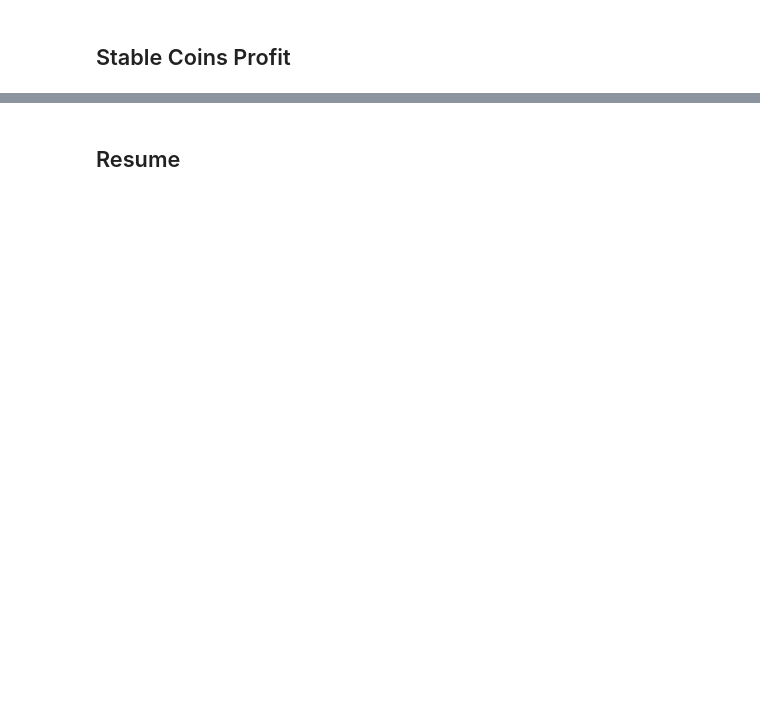
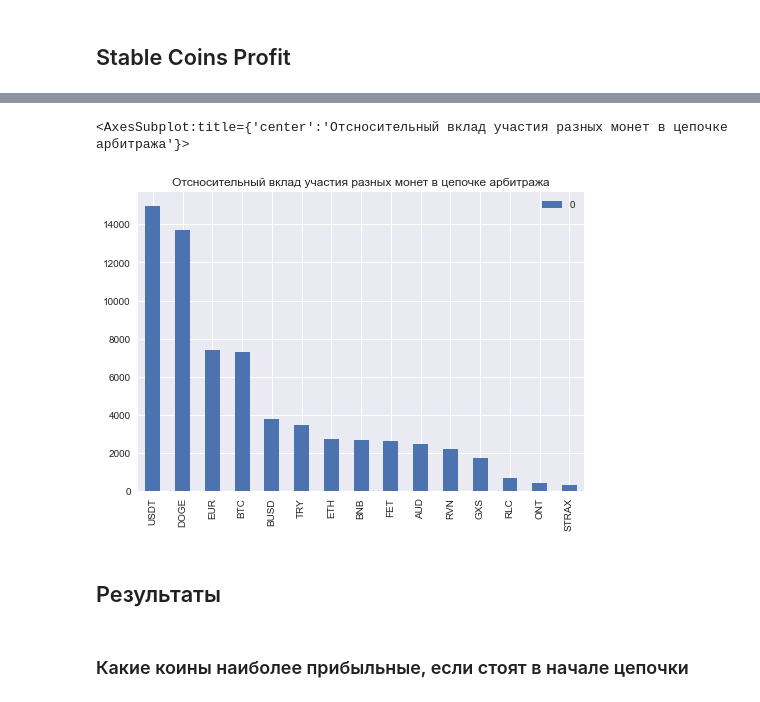
Before and after one commit to ululam/patron-arby, a Jupyter notebook: notebooks/arbydol.ipynb, the cells around one changed output, grey strips where cells are left out. Saved outputs shown, nothing was run; the diff lists cells and outputs as text; code cells hidden in the pictures; blank space fills up the shorter version.

```diff
--- a/notebooks/arbydol.ipynb
+++ b/notebooks/arbydol.ipynb
@@ -289,0 +436,9 @@ df_by_coin_stable.set_index("coin").plot.pie(y="profit_usd")
+# %%
+def filter_all_3_coins_in(_df, lst):
+    _df_tmp = _df[_df.coin.isin(lst)]
+    _df_tmp = _df_tmp[_df_tmp.coin_2.isin(lst)]
+    _df_tmp = _df_tmp[_df_tmp.coin_3.isin(lst)]
+    return _df_tmp
+# %%
+df_top_coins_only = filter_all_3_coins_in(df, set_of_top_profit_coins)
+df_top_coins_only.head()
@@ -289,0 +452,3 @@ df_by_coin_stable.set_index("coin").plot.pie(y="profit_usd")
+# %%
+df_top_coins_only_sum = sum(df_top_coins_only.profit_usd)
+df_top_coins_only_sum
@@ -289,0 +477,8 @@ df_by_coin_stable.set_index("coin").plot.pie(y="profit_usd")
+# %%
+coin_parts = dict()
+for coin in set_of_top_profit_coins:
+    truncated_set = set_of_top_profit_coins.copy()
+    truncated_set.remove(coin)
+    df_top_coins_only = filter_all_3_coins_in(df, truncated_set)
+    profit_usd_sum = df_top_coins_only_sum - sum(df_top_coins_only.profit_usd)
+    coin_parts[coin] = profit_usd_sum
@@ -290,2 +508,7 @@ df_by_coin_stable.set_index("coin").plot.pie(y="profit_usd")
+# %%
+pd.DataFrame.from_dict(coin_parts, orient="index").sort_values(0, ascending=False).plot.bar(title="Отсносительный вклад участия разных монет в цепочке арбитража")
+# %% [output]
+<AxesSubplot:title={'center':'Отсносительный вклад участия разных монет в цепочке арбитража'}>
+[figure, added]
 # %% [markdown]
-## Resume
+## Результаты
@@ -293,0 +515,2 @@ df_by_coin_stable2 = df_by_coin_stable.reset_index()
+# %% [markdown]
+### Какие коины наиболее прибыльные, если стоят в начале цепочки
```
Also changed, not shown: parts of 77 cells of this notebook, 1 other file.
